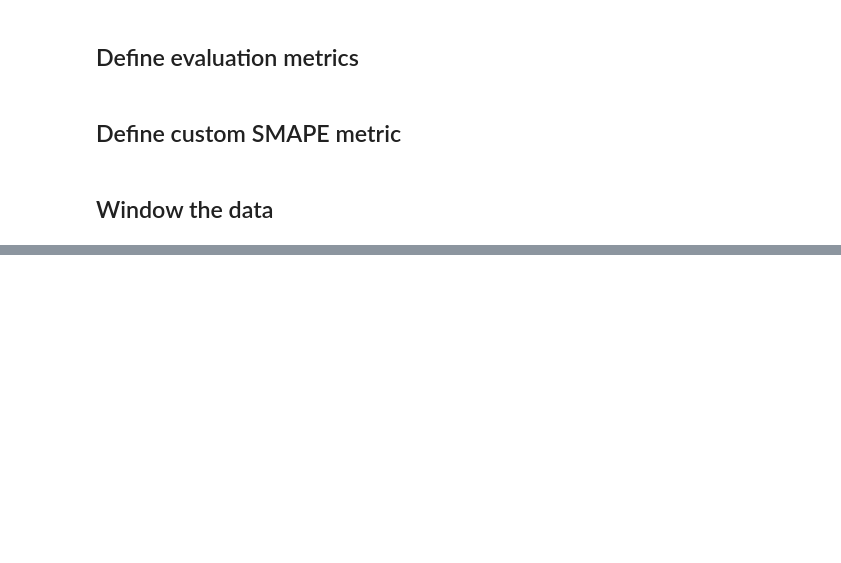
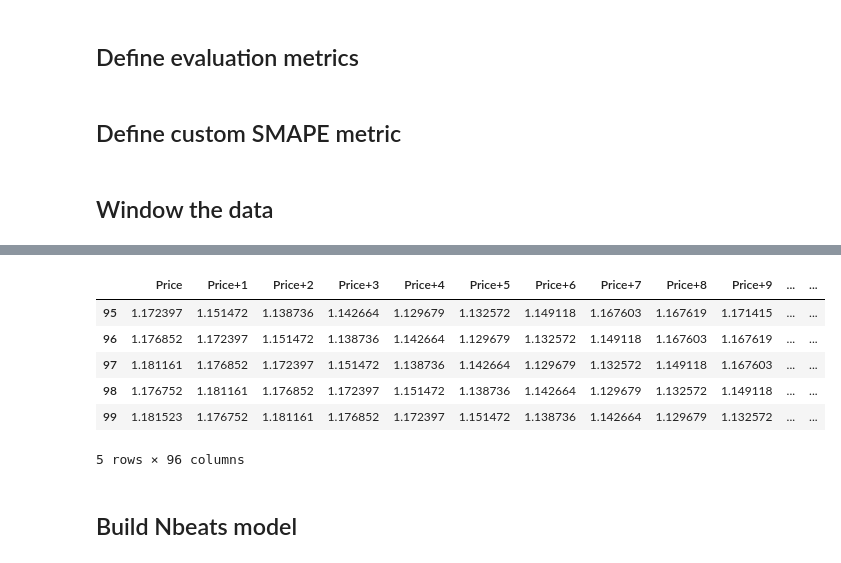
Before and after one commit to AmirGhnbr/Bit_pred, a Jupyter notebook: bit_pred.ipynb, the cells around one changed output, grey strips where cells are left out. Drawn from its saved outputs; the diff is of its cells as text; code cells hidden in the pictures; blank space fills up the shorter version.

```diff
--- a/bit_pred.ipynb
+++ b/bit_pred.ipynb
@@ -328,0 +326,17 @@ len(train_windows), len(test_windows), len(train_labels), len(test_labels)
+# %%
+def create_data_window():
+    bitcoin_prices_nbeats = bit_scaled_df.copy()
+    # bitcoin_prices_nbeats['Price']=bitcoin_prices['Price']
+    for i in range(WINDOW_SIZE-1):
+      bitcoin_prices_nbeats[f"Price+{i+1}"] = bitcoin_prices_nbeats["Price"].shift(periods=i+1)
+    return bitcoin_prices_nbeats.dropna()
+# %%
+create_data_window().head()
+# %% [output]
+|  | Price | Price+1 | Price+2 | Price+3 | Price+4 | Price+5 | Price+6 | Price+7 | Price+8 | Price+9 | ... | ... |
+| 95 | 1.172397 | 1.151472 | 1.138736 | 1.142664 | 1.129679 | 1.132572 | 1.149118 | 1.167603 | 1.167619 | 1.171415 | ... | ... |
+| 96 | 1.176852 | 1.172397 | 1.151472 | 1.138736 | 1.142664 | 1.129679 | 1.132572 | 1.149118 | 1.167603 | 1.167619 | ... | ... |
+| 97 | 1.181161 | 1.176852 | 1.172397 | 1.151472 | 1.138736 | 1.142664 | 1.129679 | 1.132572 | 1.149118 | 1.167603 | ... | ... |
+| 98 | 1.176752 | 1.181161 | 1.176852 | 1.172397 | 1.151472 | 1.138736 | 1.142664 | 1.129679 | 1.132572 | 1.149118 | ... | ... |
+| 99 | 1.181523 | 1.176752 | 1.181161 | 1.176852 | 1.172397 | 1.151472 | 1.138736 | 1.142664 | 1.129679 | 1.132572 | ... | ... |
+5 rows × 96 columns
@@ -328,0 +370,2 @@ len(train_windows), len(test_windows), len(train_labels), len(test_labels)
+# %% [markdown]
+## Build Nbeats model
```
Also changed, not shown: parts of 39 cells of this notebook.
